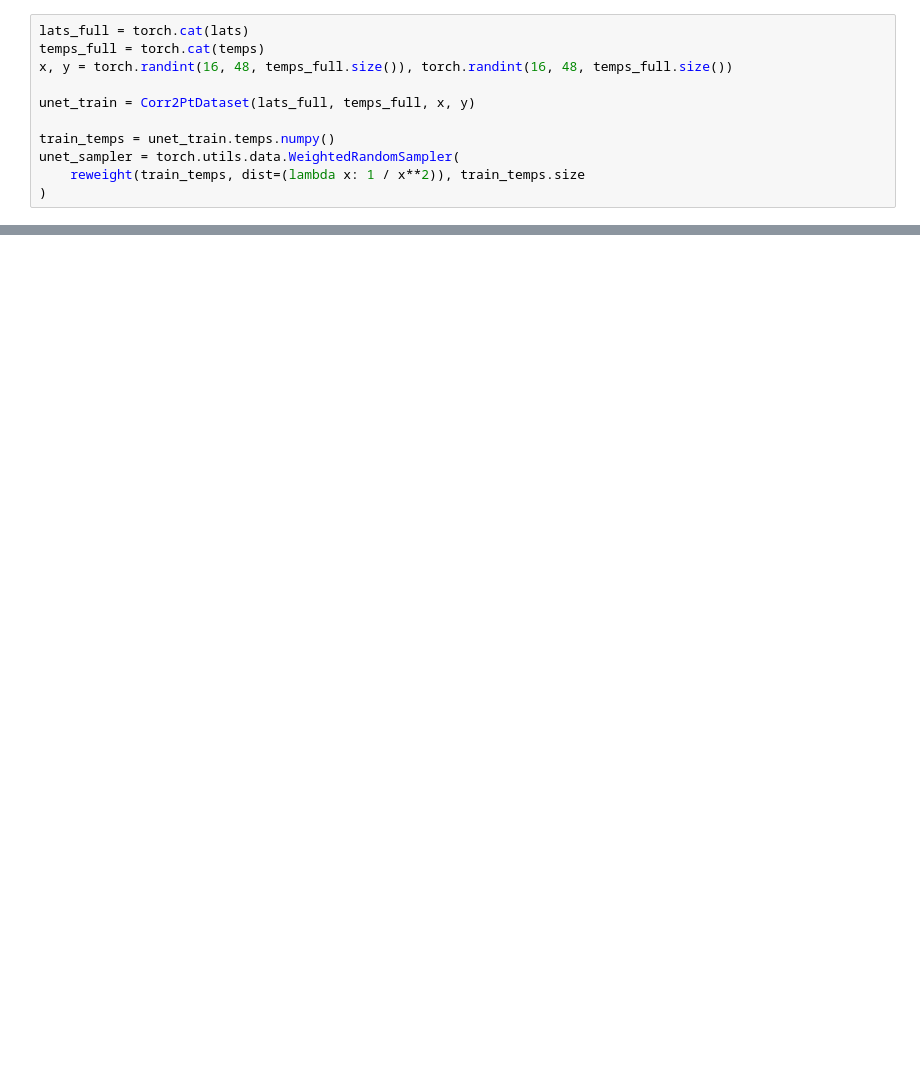
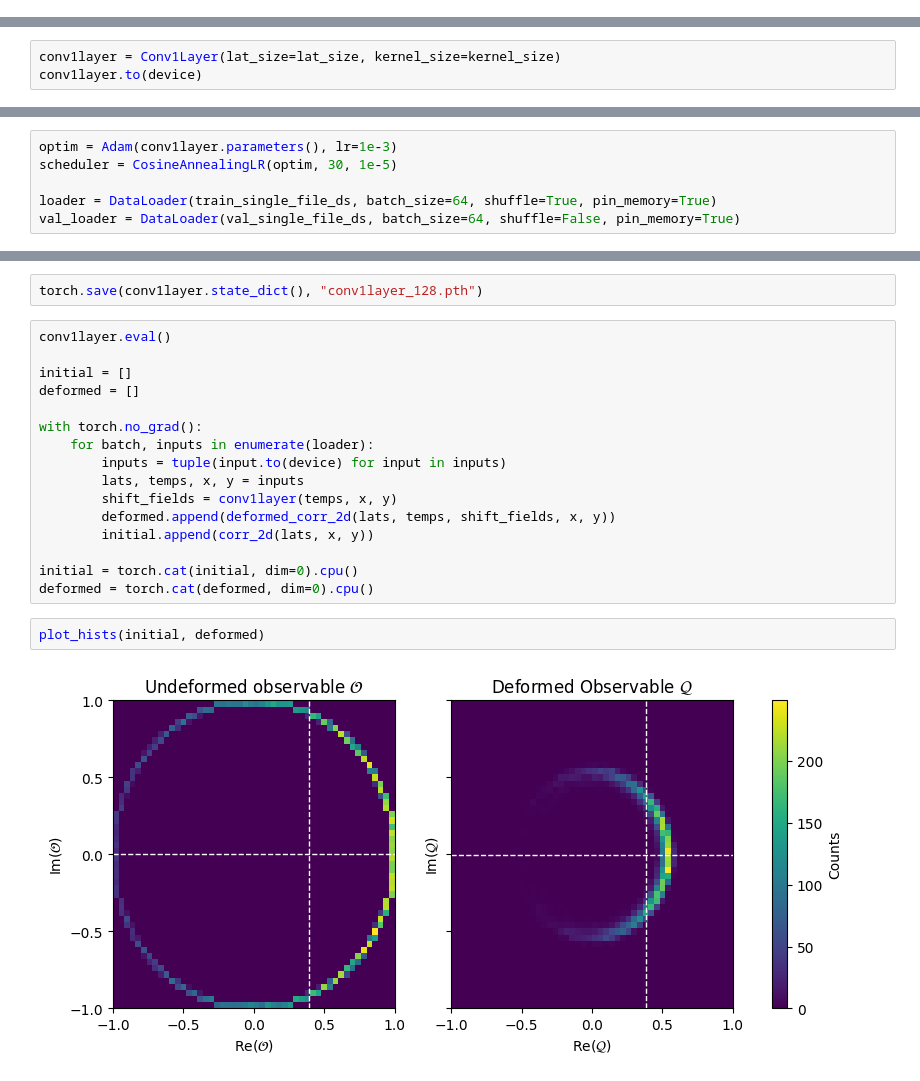
Before and after one commit to amshak01/XY-Contour-Deformations, a Jupyter notebook: deformations.ipynb, the cells around one changed output, grey strips where cells are left out. Saved outputs shown, nothing was run; the diff lists cells and outputs as text; blank space fills up the shorter version.

Commit message:
More or less the final state of the codebase some minor tweaks may remain

```diff
--- a/deformations.ipynb
+++ b/deformations.ipynb
@@ -226,11 +0,0 @@ Corr2PtUNet(
-# %%
-lats_full = torch.cat(lats)
-temps_full = torch.cat(temps)
-x, y = torch.randint(16, 48, temps_full.size()), torch.randint(16, 48, temps_full.size())
-
-unet_train = Corr2PtDataset(lats_full, temps_full, x, y)
-
-train_temps = unet_train.temps.numpy()
-unet_sampler = torch.utils.data.WeightedRandomSampler(
-    reweight(train_temps, dist=(lambda x: 1 / x**2)), train_temps.size
-)
@@ -254,0 +51,3 @@ torch.save(unet.state_dict(), "torch_data/unet_xy_64.pt")
+# %%
+conv1layer = Conv1Layer(lat_size=lat_size, kernel_size=kernel_size)
+conv1layer.to(device)
@@ -254,0 +58,6 @@ torch.save(unet.state_dict(), "torch_data/unet_xy_64.pt")
+# %%
+optim = Adam(conv1layer.parameters(), lr=1e-3)
+scheduler = CosineAnnealingLR(optim, 30, 1e-5)
+
+loader = DataLoader(train_single_file_ds, batch_size=64, shuffle=True, pin_memory=True)
+val_loader = DataLoader(val_single_file_ds, batch_size=64, shuffle=False, pin_memory=True)
@@ -254,0 +90,22 @@ torch.save(unet.state_dict(), "torch_data/unet_xy_64.pt")
+# %%
+torch.save(conv1layer.state_dict(), "conv1layer_128.pth")
+# %%
+conv1layer.eval()
+
+initial = []
+deformed = []
+
+with torch.no_grad():
+    for batch, inputs in enumerate(loader):
+        inputs = tuple(input.to(device) for input in inputs)
+        lats, temps, x, y = inputs
+        shift_fields = conv1layer(temps, x, y)
+        deformed.append(deformed_corr_2d(lats, temps, shift_fields, x, y))
+        initial.append(corr_2d(lats, x, y))
+
+initial = torch.cat(initial, dim=0).cpu()
+deformed = torch.cat(deformed, dim=0).cpu()
+# %%
+plot_hists(initial, deformed)
+# %% [output]
+[figure, added]
```
Also changed, not shown: parts of 40 cells of this notebook, 6 other files.
